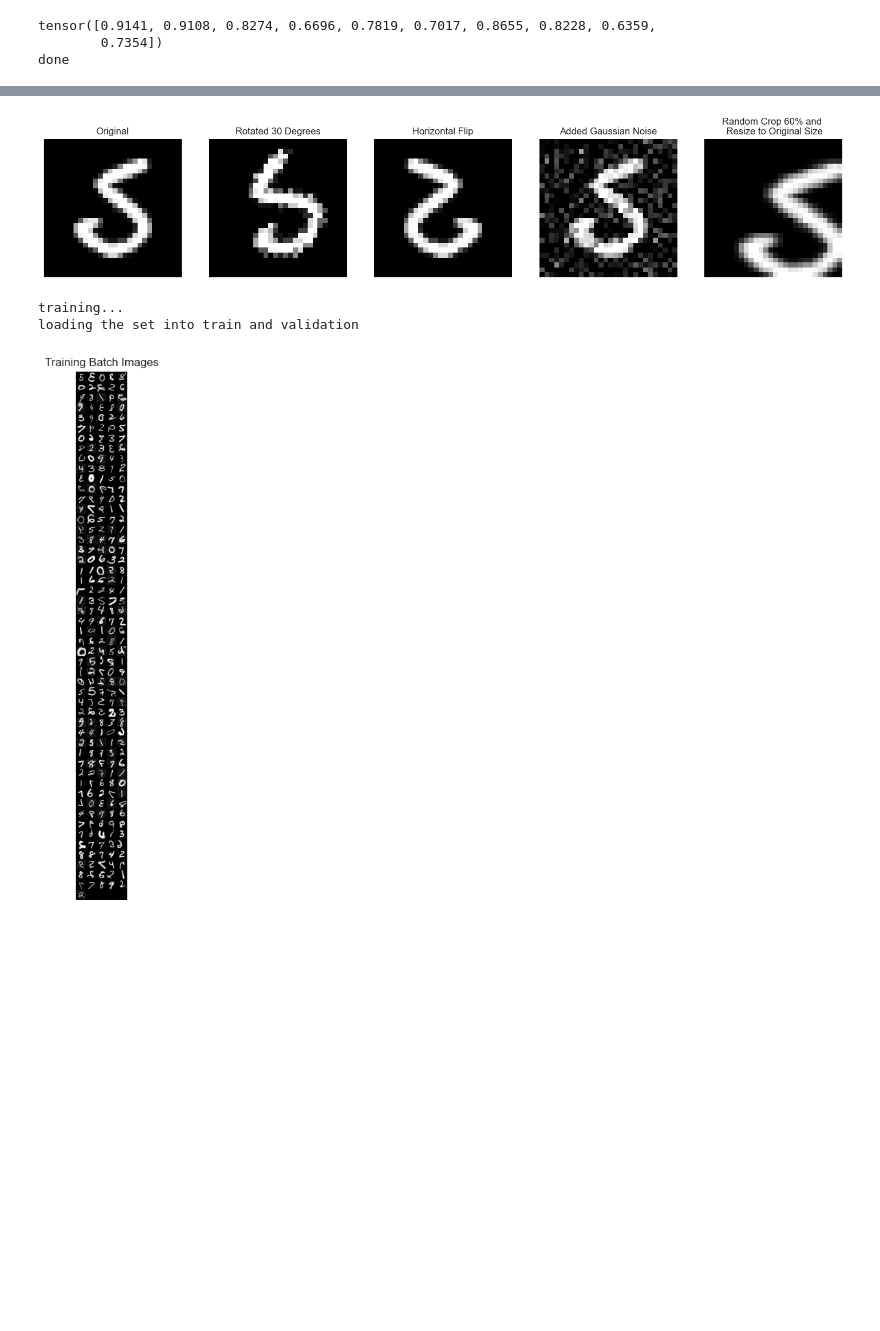
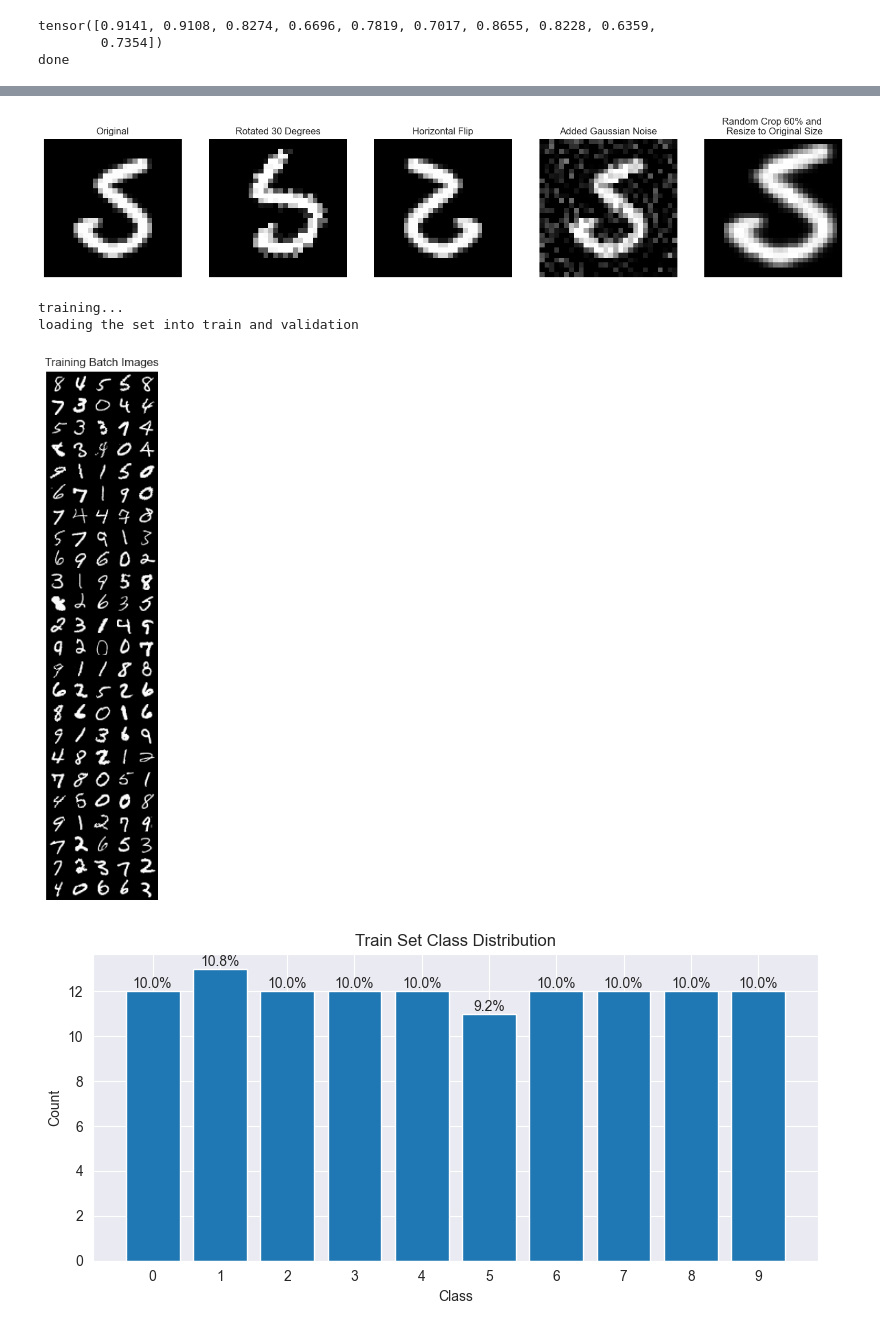
Before and after one commit to amirnadaBGU/deeplearningEE, a Jupyter notebook: HW1_xxxxxx_308339860.ipynb, the cells around one changed output, grey strips where cells are left out. Saved outputs shown, nothing was run; the diff lists cells and outputs as text; code cells hidden in the pictures; blank space fills up the shorter version.

```diff
--- a/HW1_xxxxxx_308339860.ipynb
+++ b/HW1_xxxxxx_308339860.ipynb
@@ -31,7 +31,6 @@ BATCH_SIZE = 256
 CLASSES_COUNT = 10
 LEARNING_RATE = 0.001
 EPOCHS_COUNT = 20 # changed to 25 to oveserve overfit in section 2 (I think that accroding to forum conditions need to be the same)
-TRAIN_SPLIT_RATIO = 0.8 # 0.8 - regular split. ~0.002 for receiving an overfit
 MNIST_IMAGE_DIM = 28
 
 DEBUG = True
@@ -134,7 +133,9 @@ def load_train_set(origin_train_data, split_ratio, batch_size,force_balanced_cat
         visualize_data_splits(sets_dict)
     return train_loader, validation_loader
 
-def load_aug_train_set(origin_train_data, split_ratio, batch_size,augmentation_params=None):
+def load_aug_train_set(origin_train_data, split_ratio, batch_size,
+                       force_balanced_categories=True,augmentation_params=None,
+                       augmentation_booleans=None):
     class MyDataset(Dataset):
         def __init__(self, subset, transform=None):
             self.subset = subset
@@ -151,24 +152,37 @@ def load_aug_train_set(origin_train_data, split_ratio, batch_size,augmentation_p
 
     train_size = int(len(origin_train_data) * split_ratio)
     validation_size = len(origin_train_data) - train_size
-    train_set, validation_set = random_split(origin_train_data, [train_size, validation_size])
+
+    if force_balanced_categories:
+        targets = origin_train_data.targets
+        splitter = StratifiedShuffleSplit(n_splits=1, test_size=validation_size / (train_size + validation_size))
+        for train_idx, val_idx in splitter.split(X=range(len(targets)), y=targets):
+            train_set = Subset(origin_train_data, train_idx)
+            validation_set = Subset(origin_train_data, val_idx)
+    else:
+        train_set, validation_set = random_split(origin_train_data, [train_size, validation_size])
 
 
     rotation_limit = augmentation_params["rotation limit"]
-    probability = augmentation_params["probability"]
     noise_amp = augmentation_params["noise amplitude"]
     scale_lim = augmentation_params["scale_limit"]
+
+    rot_p=augmentation_booleans[0]
+    flip_p = augmentation_booleans[1]
+    crop_p = augmentation_booleans[2]
+    noise_p=augmentation_booleans[3]
+
     train_transform = transforms.Compose([
         # PIL-based augmentations:
-        transforms.RandomApply([transforms.RandomRotation(degrees=(-rotation_limit, rotation_limit))], p=probability),
-        transforms.RandomHorizontalFlip(p=probability),
-        transforms.RandomApply([transforms.RandomResizedCrop(size=(MNIST_IMAGE_DIM, MNIST_IMAGE_DIM), scale=(scale_lim, 1.0))],p=probability),
+        transforms.RandomApply([transforms.RandomRotation(degrees=(-rotation_limit, rotation_limit))], p=rot_p),
+        transforms.RandomHorizontalFlip(p=flip_p),
+        transforms.RandomApply([transforms.RandomResizedCrop(size=(MNIST_IMAGE_DIM, MNIST_IMAGE_DIM), scale=(scale_lim, 1.0))],p=crop_p),
         # Convert PIL image to tensor:
         transforms.ToTensor(),
         # Tensor-based augmentation:
         transforms.RandomApply([
             transforms.Lambda(lambda img: torch.clamp(img + torch.randn_like(img) * noise_amp, 0, 1))
-        ], p=probability)
+        ], p=noise_p)
     ])
 
     aug_train_set = MyDataset(train_set, transform=train_transform)
@@ -303,11 +317,13 @@ def load_test_set(test_data, batch_size):
 
 def train(model:MyNet, train_data,
           split_ratio, batch_size, classes_count, learning_rate,
-          augmentation=False, augmentation_params=None,patience=False,l2=0):
+          augmentation=False, augmentation_params=None,augmentation_booleans=None,patience=False,l2=0):
     print("loading the set into train and validation")
     if augmentation:
         train_loader, validation_loader = load_aug_train_set(train_data, split_ratio, batch_size,
-                                                         augmentation_params=augmentation_params)
+                                                             force_balanced_categories=True,
+                                                                augmentation_params=augmentation_params,
+                                                                    augmentation_booleans=augmentation_booleans)
     else:
         train_loader, validation_loader = load_train_set(train_data, split_ratio, batch_size)
     loss_function = nn.CrossEntropyLoss()
@@ -656,30 +672,32 @@ SEIF 4
 # %%
-TRAIN_SPLIT_RATIO = 0.8
+TRAIN_SPLIT_RATIO = 0.002
 
 print("loading data set")
 train_data, test_data = load_mnist()
 print("creating the model")
 
 
 model = MyNet(CLASSES_COUNT).to(DEVICE)
 visualize_augmentation_example(train_data)
 
 print("training...")
 
 augmentation = True
-augmentation_params = {"rotation limit": 20, "probability": 0.25, "noise amplitude": 0.2, "scale_limit": 0.5}
+augmentation_params = {"rotation limit": 20, "noise amplitude": 0.2, "scale_limit": 0.7}
+augmentation_booleans = [0.2, 0,0,0] # rotation, horizontal flip, crop, noise]
 
 
 train(model, train_data, TRAIN_SPLIT_RATIO, BATCH_SIZE, CLASSES_COUNT, LEARNING_RATE,
-      augmentation=augmentation, augmentation_params=augmentation_params)
+      augmentation=augmentation, augmentation_params=augmentation_params,augmentation_booleans=augmentation_booleans)
 
 print("testing...")
 test(model,test_data, BATCH_SIZE)
 print("done")
 # %% [output]
 loading data set
 creating the model
-[figure, old version]
+[figure, new version]
 training...
 loading the set into train and validation
-[figure, old version]
+[figure, new version]
+[figure, new version]
```
Also changed, not shown: parts of 8 cells of this notebook, 1 other file.
